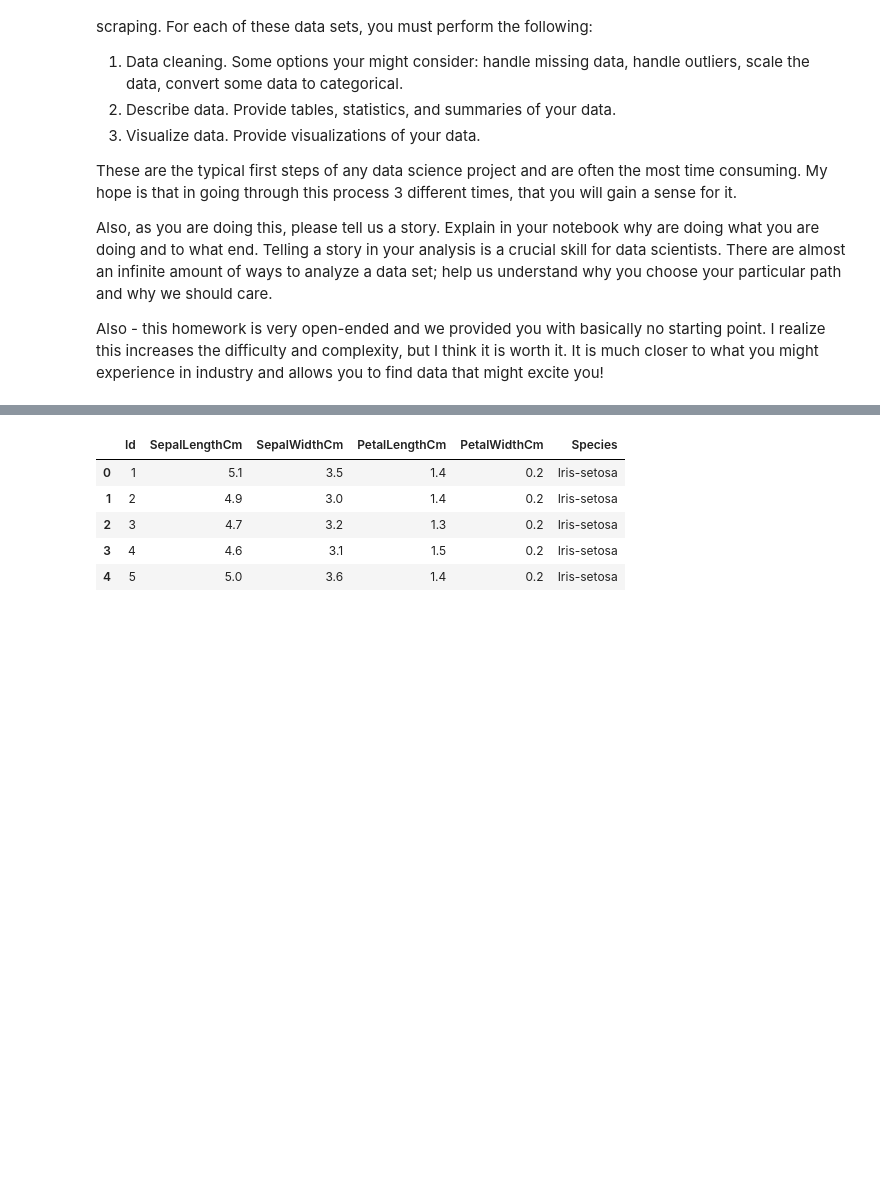
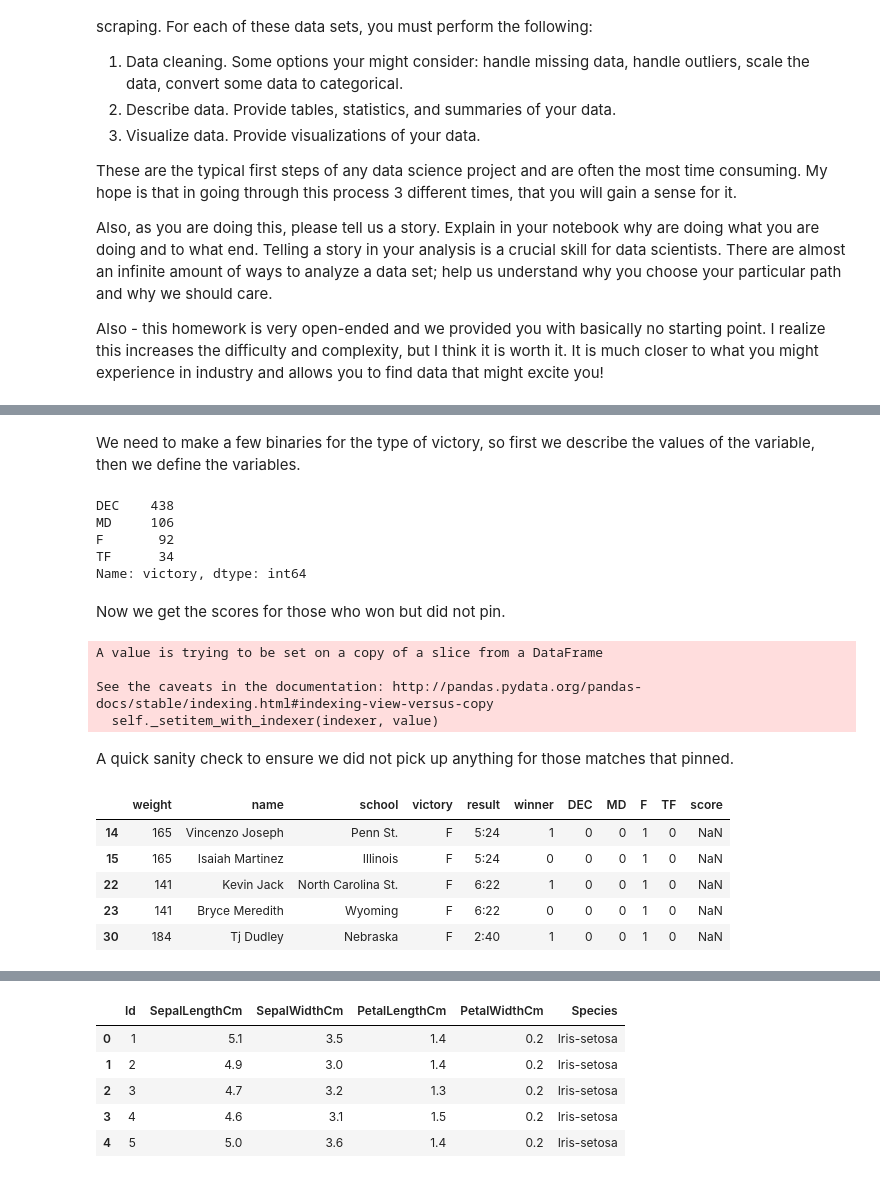
Before and after one commit to tseastmond/byu_econ_applied_machine_learning, a Jupyter notebook: homeworks/Homework_1.ipynb, the cells around one changed output, grey strips where cells are left out. Drawn from its saved outputs; the diff is of its cells as text; code cells hidden in the pictures; blank space fills up the shorter version.

```diff
--- a/homeworks/Homework_1.ipynb
+++ b/homeworks/Homework_1.ipynb
@@ -28,0 +50,19 @@ import pandas as pd
+# %%
+matches = []
+for match in soup.findAll(['a','br']):
+    if re.search('\d{3}',match.text[0:3]) or re.search('\d{3}',str(match.next_sibling)[0:3]):
+        if re.search('(\d{3})[\s\S]+?([^\(]+)\(([^\)]+)\) ([A-Z]+) ([^\(]+)\(([^\)]+)\), ([\s\S]+)',match.text):
+            text1 = match.text
+        elif re.search('(\d{3})[\s\S]+?([^\(]+)\(([^\)]+)\) ([A-Z]+) ([^\(]+)\(([^\)]+)\), ([\s\S]+)',str(match.next_sibling)):
+            text1 = str(match.next_sibling)
+
+        weight = re.search('(\d{3})[\s\S]+?([^\(]+)\(([^\)]+)\) ([A-Z]+) ([^\(]+)\(([^\)]+)\), ([\s\S]+)',text1).group(1).strip()
+        w1 = re.search('(\d{3})[\s\S]+?([^\(]+)\(([^\)]+)\) ([A-Z]+) ([^\(]+)\(([^\)]+)\), ([\s\S]+)',text1).group(2).strip()
+        s1 = re.search('(\d{3})[\s\S]+?([^\(]+)\(([^\)]+)\) ([A-Z]+) ([^\(]+)\(([^\)]+)\), ([\s\S]+)',text1).group(3).strip()
+        dec = re.search('(\d{3})[\s\S]+?([^\(]+)\(([^\)]+)\) ([A-Z]+) ([^\(]+)\(([^\)]+)\), ([\s\S]+)',text1).group(4).strip()
+        w2 = re.search('(\d{3})[\s\S]+?([^\(]+)\(([^\)]+)\) ([A-Z]+) ([^\(]+)\(([^\)]+)\), ([\s\S]+)',text1).group(5).strip()
+        s2 = re.search('(\d{3})[\s\S]+?([^\(]+)\(([^\)]+)\) ([A-Z]+) ([^\(]+)\(([^\)]+)\), ([\s\S]+)',text1).group(6).strip()
+        result = re.search('(\d{3})[\s\S]+?([^\(]+)\(([^\)]+)\) ([A-Z]+) ([^\(]+)\(([^\)]+)\), ([\s\S]+)',text1).group(7).strip()
+
+        matches.append([weight, w1, s1, dec, result, 1])
+        matches.append([weight, w2, s2, dec, result, 0])
@@ -28,0 +82,10 @@ import pandas as pd
+# %% [markdown]
+We need to make a few binaries for the type of victory, so first we describe the values of the variable, then we define the variables.
+# %%
+data.victory.value_counts()
+# %% [output]
+DEC    438
+MD     106
+F       92
+TF      34
+Name: victory, dtype: int64
@@ -28,0 +97,22 @@ import pandas as pd
+# %% [markdown]
+Now we get the scores for those who won but did not pin.
+# %%
+data['score'] = ''
+data['score'].loc[data['winner'] == 1] = data.result.str.extract('(\d+)-',expand=False)
+data['score'].loc[data['winner'] == 0] = data.result.str.extract('-(\d+)',expand=False)
+# %% [output]
+A value is trying to be set on a copy of a slice from a DataFrame
+
+See the caveats in the documentation: http://pandas.pydata.org/pandas-docs/stable/indexing.html#indexing-view-versus-copy
+  self._setitem_with_indexer(indexer, value)
+# %% [markdown]
+A quick sanity check to ensure we did not pick up anything for those matches that pinned.
+# %%
+data.loc[data['victory'] == 'F'].head()
+# %% [output]
+|  | weight | name | school | victory | result | winner | DEC | MD | F | TF | score |
+| 14 | 165 | Vincenzo Joseph | Penn St. | F | 5:24 | 1 | 0 | 0 | 1 | 0 | NaN |
+| 15 | 165 | Isaiah Martinez | Illinois | F | 5:24 | 0 | 0 | 0 | 1 | 0 | NaN |
+| 22 | 141 | Kevin Jack | North Carolina St. | F | 6:22 | 1 | 0 | 0 | 1 | 0 | NaN |
+| 23 | 141 | Bryce Meredith | Wyoming | F | 6:22 | 0 | 0 | 0 | 1 | 0 | NaN |
+| 30 | 184 | Tj Dudley | Nebraska | F | 2:40 | 1 | 0 | 0 | 1 | 0 | NaN |
```
Also changed, not shown: parts of 19 cells of this notebook.
